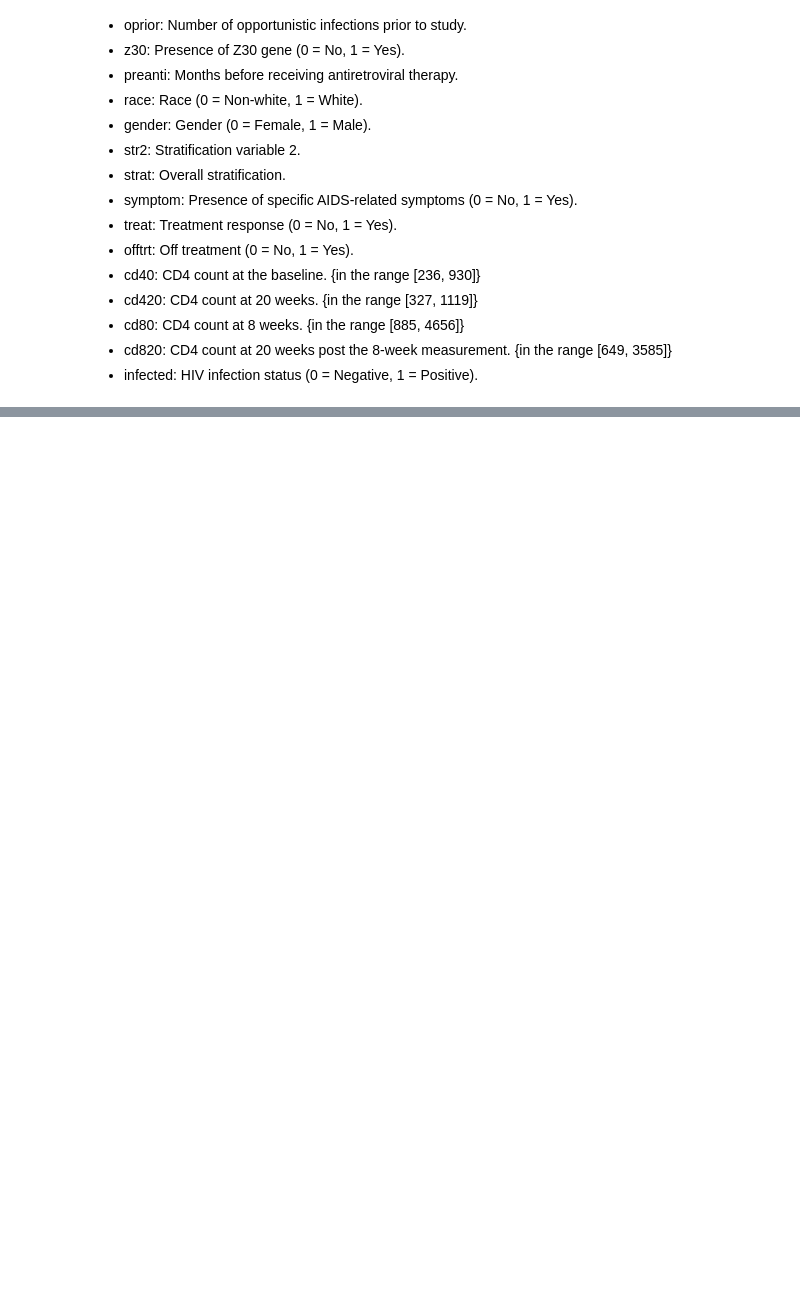
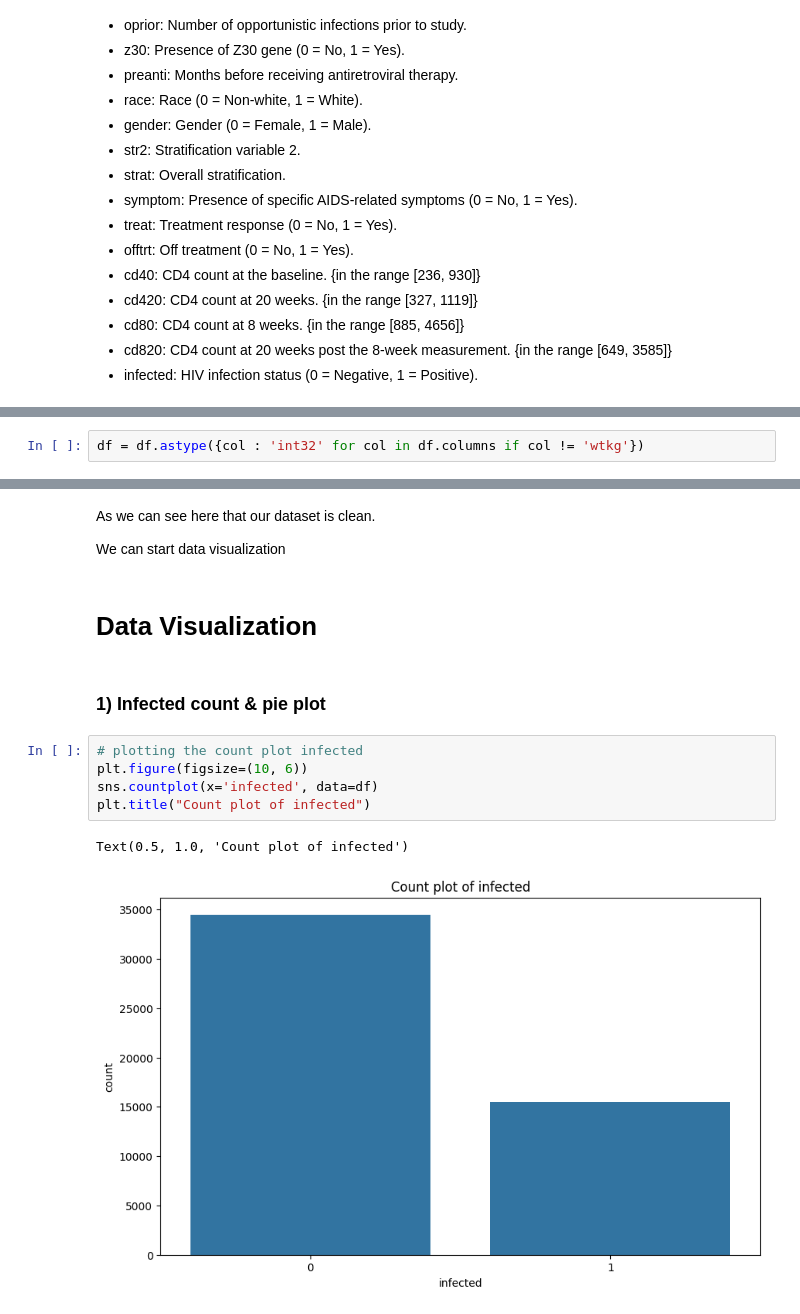
Before and after one commit to yanicodeverse/AIDS_Virus_Infection_Prediction, a Jupyter notebook: AIDS.ipynb, the cells around one changed output, grey strips where cells are left out. Saved outputs shown, nothing was run; the diff lists cells and outputs as text; blank space fills up the shorter version.

Commit message:
IN PROGRESS: Data visualization

```diff
--- a/AIDS.ipynb
+++ b/AIDS.ipynb
@@ -115,0 +139,2 @@ Attribute Description:
+# %%
+df = df.astype({col : 'int32' for col in df.columns if col != 'wtkg'})
@@ -115,0 +183,16 @@ Attribute Description:
+# %% [markdown]
+As we can see here that our dataset is clean.
+
+We can start data visualization
+# %% [markdown]
+# Data Visualization
+# %% [markdown]
+### 1) Infected count & pie plot
+# %%
+# plotting the count plot infected
+plt.figure(figsize=(10, 6))
+sns.countplot(x='infected', data=df)
+plt.title("Count plot of infected")
+# %% [output]
+Text(0.5, 1.0, 'Count plot of infected')
+[figure, added]
```
Also changed, not shown: parts of 14 cells of this notebook.
